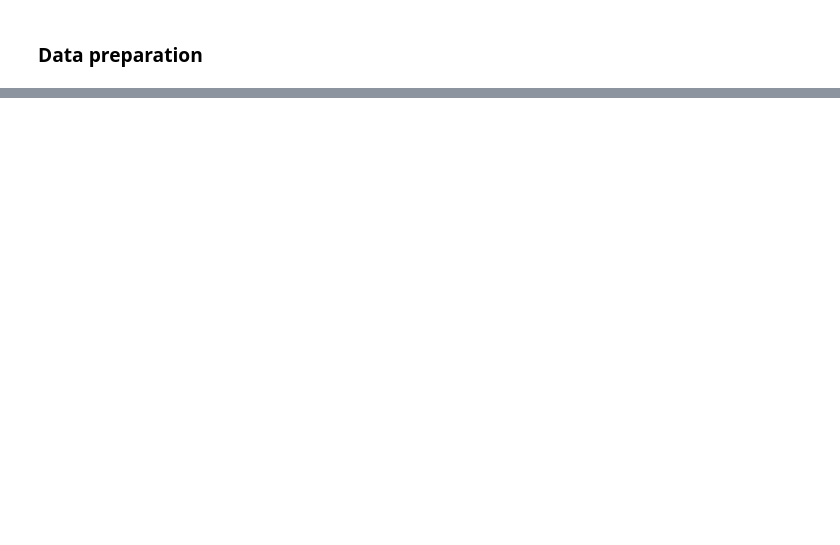
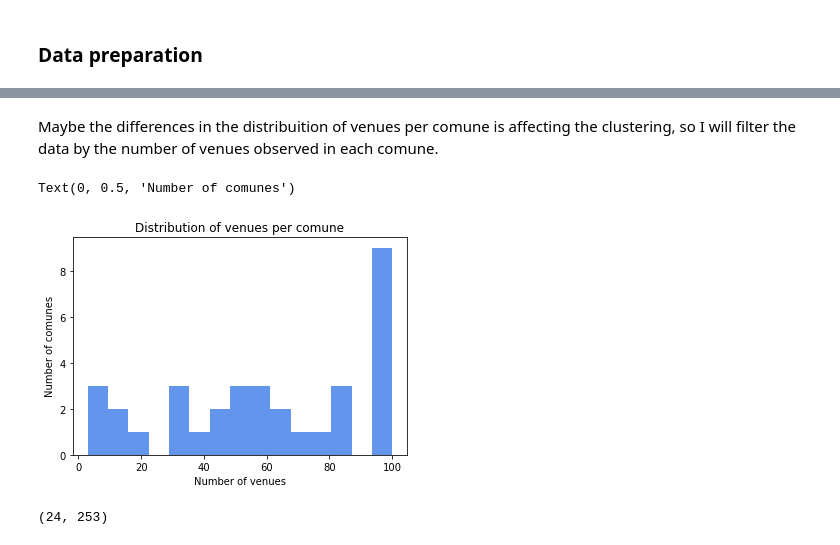
Before and after one commit to benjaminlozanow/Coursera_Capstone, a Jupyter notebook: capstone_project.ipynb, the cells around one changed output, grey strips where cells are left out. Saved outputs shown, nothing was run; the diff lists cells and outputs as text; code cells hidden in the pictures; blank space fills up the shorter version.

```diff
--- a/capstone_project.ipynb
+++ b/capstone_project.ipynb
@@ -54,0 +244,12 @@ scl_df = cl_df[cl_df['Region'] == 'Metropolitana'].reset_index(drop = True)
+# %% [markdown]
+Maybe the differences in the distribuition of venues per comune is affecting the clustering, so I will filter the data by the number of venues observed in each comune.
+# %%
+plt.hist(scl_venues.groupby('Comuna').count()['Comuna Latitude'],
+         bins = 15,
+         color = 'cornflowerblue')
+plt.title('Distribution of venues per comune')
+plt.xlabel('Number of venues')
+plt.ylabel('Number of comunes')
+# %% [output]
+Text(0, 0.5, 'Number of comunes')
+[figure, added]
@@ -54,0 +261,5 @@ scl_df = cl_df[cl_df['Region'] == 'Metropolitana'].reset_index(drop = True)
+# %%
+scl_grouped = pd.merge(scl_grouped, discriminant.iloc[:,0], how = 'inner', on = 'Comuna')
+scl_grouped.shape
+# %% [output]
+(24, 253)
```
Also changed, not shown: parts of 29 cells of this notebook.
